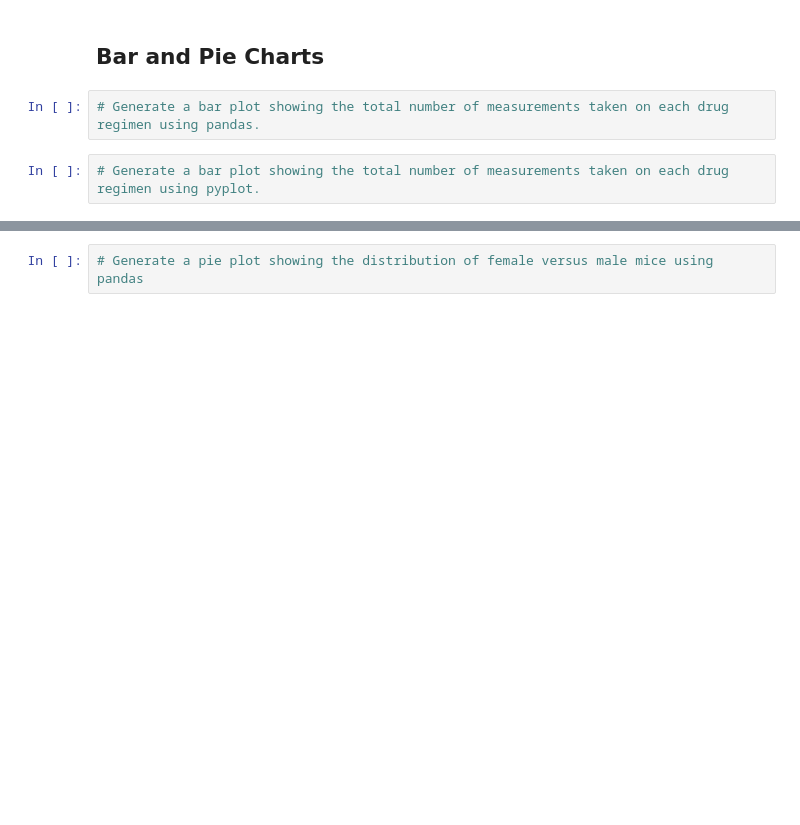
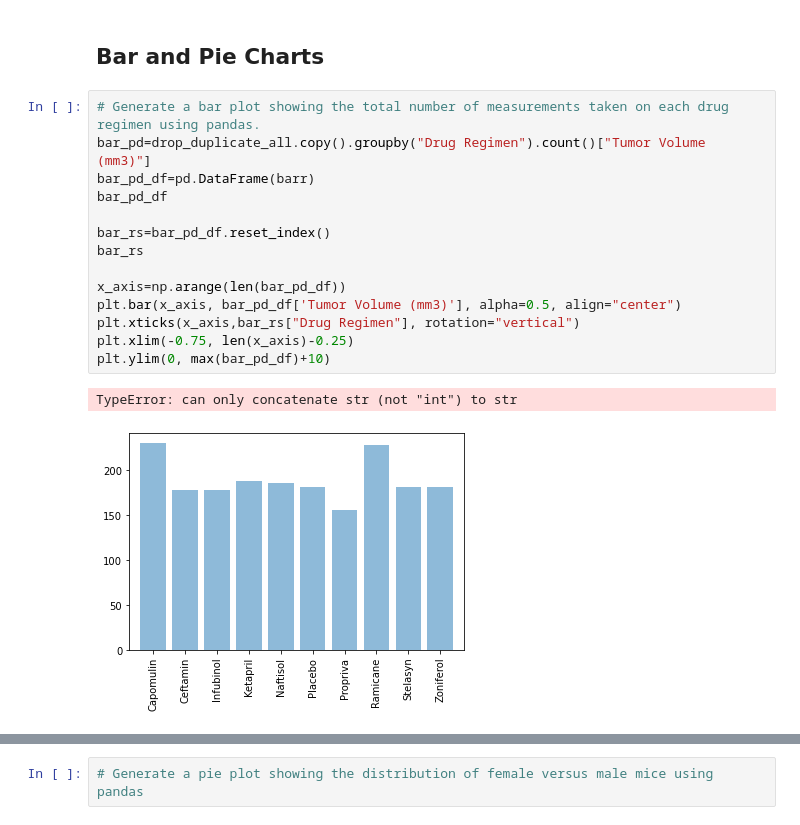
Before and after one commit to FreddyRangelA/Matplotlib, a Jupyter notebook: pymaceuticals_starter.ipynb, the cells around one changed output, grey strips where cells are left out. Cells and saved outputs as stored; diff of their text form; blank space fills up the shorter version.

```diff
--- a/pymaceuticals_starter.ipynb
+++ b/pymaceuticals_starter.ipynb
@@ -175,7 +164,20 @@ volume_new_df
 | Zoniferol | 53.236507 | 51.818479 | 48.533355 | 6.966589 | 0.516398 |
 # %% [markdown]
 ## Bar and Pie Charts
-# %%
-# Generate a bar plot showing the total number of measurements taken on each drug regimen using pandas.
-# %%
-# Generate a bar plot showing the total number of measurements taken on each drug regimen using pyplot.
+# %%
+# Generate a bar plot showing the total number of measurements taken on each drug regimen using pandas.
+bar_pd=drop_duplicate_all.copy().groupby("Drug Regimen").count()["Tumor Volume (mm3)"]
+bar_pd_df=pd.DataFrame(barr)
+bar_pd_df
+
+bar_rs=bar_pd_df.reset_index()
+bar_rs
+
+x_axis=np.arange(len(bar_pd_df))
+plt.bar(x_axis, bar_pd_df['Tumor Volume (mm3)'], alpha=0.5, align="center")
+plt.xticks(x_axis,bar_rs["Drug Regimen"], rotation="vertical")
+plt.xlim(-0.75, len(x_axis)-0.25)
+plt.ylim(0, max(bar_pd_df)+10)
+# %% [output]
+TypeError: can only concatenate str (not "int") to str
+[figure, added]
```
Also changed, not shown: parts of 4 cells of this notebook.
